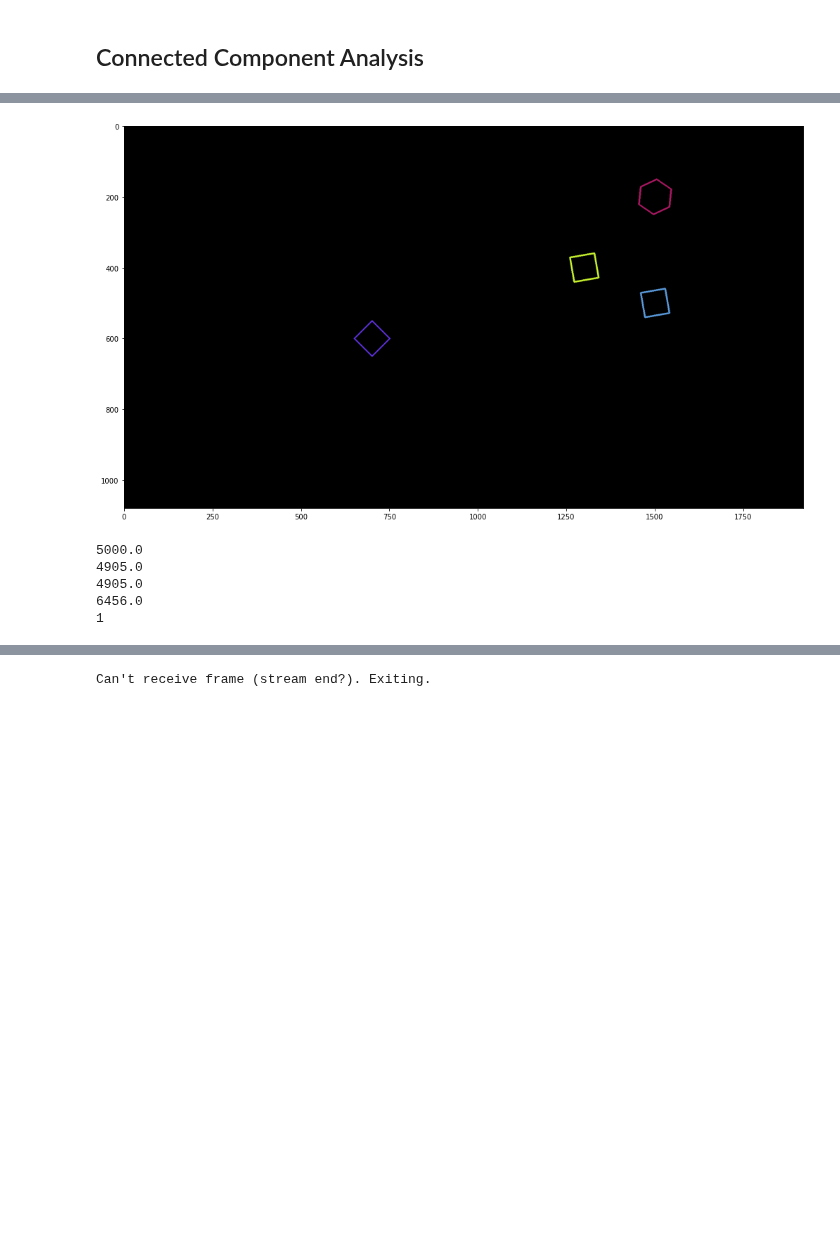
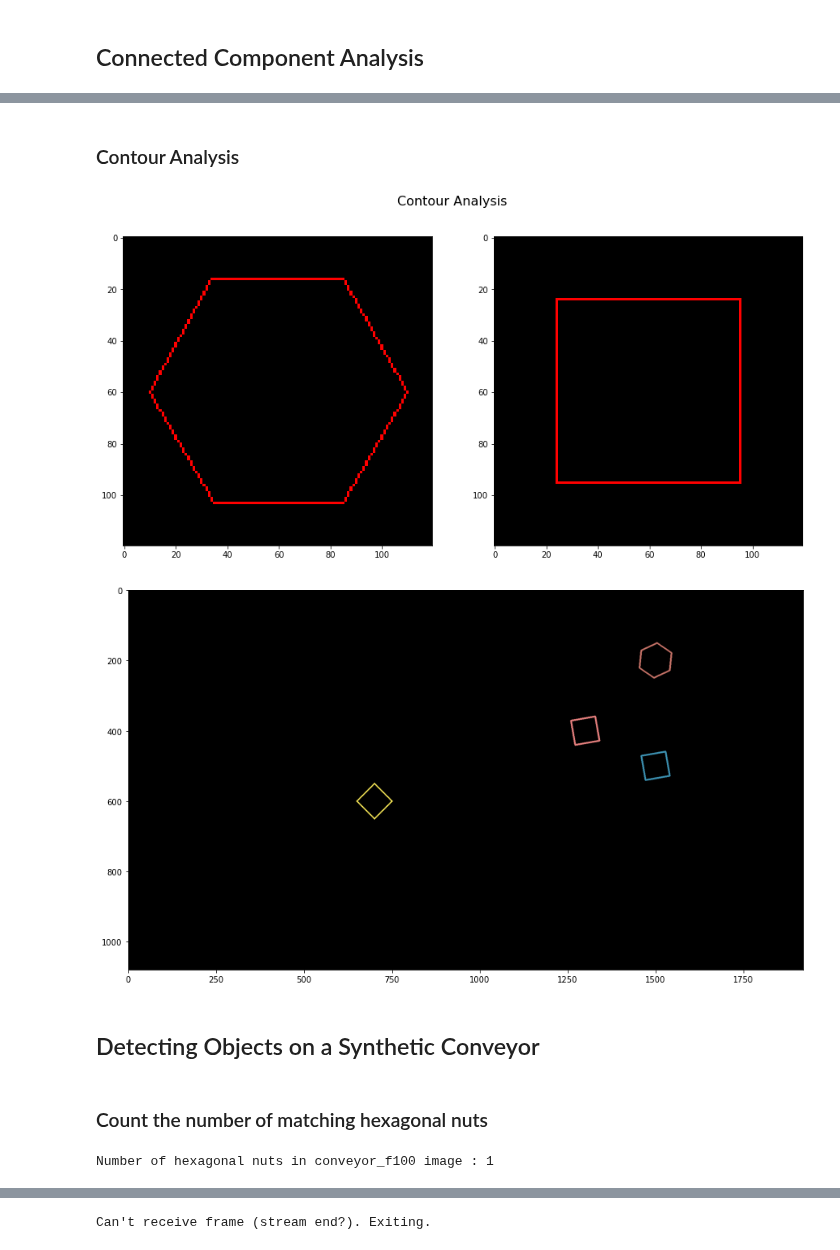
Before and after one commit to dakshinatharindu/Image-Processing, a Jupyter notebook: Assignment-03/160622R_a03.ipynb, the cells around one changed output, grey strips where cells are left out. Cells and saved outputs as stored; diff of their text form; code cells hidden in the pictures; blank space fills up the shorter version.

```diff
--- a/Assignment-03/160622R_a03.ipynb
+++ b/Assignment-03/160622R_a03.ipynb
@@ -96,33 +118,46 @@ print('-'*100)
+# %% [markdown]
+### Contour Analysis
 # %%
 import random as rng
 _, hexnut_contours, hexnut_template_hierarchy= cv.findContours(hexnut_closed, cv.RETR_EXTERNAL, cv.CHAIN_APPROX_SIMPLE)
-hexnut_contour = hexnut_contours[0]
+hexnut_contour = hexnut_contours[0] # contour corresponding to hexnut
 
-_, squarenut_template_contours, squarenut_template_hierarchy= cv.findContours(squarenut_closed, cv.RETR_EXTERNAL, cv.CHAIN_APPROX_SIMPLE)
-squarenut_contour = squarenut_template_contours[0]
+_, squarenut_contours, squarenut_template_hierarchy= cv.findContours(squarenut_closed, cv.RETR_EXTERNAL, cv.CHAIN_APPROX_SIMPLE)
+squarenut_contour = squarenut_contours[0] # contour corresponding to squarenut
 
 _, conveyor_f100_contours, conveyor_f100_contours_hierarchy= cv.findContours(conveyor_f100_closed, cv.RETR_EXTERNAL, cv.CHAIN_APPROX_SIMPLE)
-img = np.zeros(conveyor_f100.shape, dtype=np.uint8)
+
+img_hexnut = np.zeros(hexnut_template.shape, dtype=np.uint8)
+cv.drawContours(img_hexnut, hexnut_contours, -1, (0, 0, 255))
+img_squarenut = np.zeros(hexnut_template.shape, dtype=np.uint8)
+cv.drawContours(img_squarenut, squarenut_contours, -1, (0, 0, 255))
+img_conveyor = np.zeros(conveyor_f100.shape, dtype=np.uint8)
 for i in range(len(conveyor_f100_contours)):
         color = (rng.randint(0,256), rng.randint(0,256), rng.randint(0,256))
-        cv.drawContours(img, conveyor_f100_contours, i, color, 3, cv.LINE_8, conveyor_f100_contours_hierarchy, 0)
+        cv.drawContours(img_conveyor, conveyor_f100_contours, i, color, 3)       # applying random color for each contour
 
-fig, ax = plt. subplots(figsize=(20, 10))
-ax.imshow(img)
+fig, ax = plt.subplots(1, 2, figsize=(15, 7))
+fig.suptitle("Contour Analysis", fontsize=16)
+ax[0].imshow(cv.cvtColor(img_hexnut, cv.COLOR_BGR2RGB))
+ax[1].imshow(cv.cvtColor(img_squarenut, cv.COLOR_BGR2RGB))
 plt.show()
+fig, ax = plt. subplots(figsize=(15, 10))
+ax.imshow(cv.cvtColor(img_conveyor, cv.COLOR_BGR2RGB))
+plt.show()
 # %% [output]
-[figure, old version]
+[figure, new version]
+[figure, added]
+# %% [markdown]
+## Detecting Objects on a Synthetic Conveyor
+# %% [markdown]
+### Count the number of matching hexagonal nuts
 # %%
 count = 0
 for cnt in conveyor_f100_contours:
     ret = cv.matchShapes(cnt,hexnut_contour,1,0.0)
-    if (ret < 0.001):
+    if (ret < 0.001): # I have chosen 0.001 as the thresholding value
         count += 1
 
-print(count)
+print("Number of hexagonal nuts in conveyor_f100 image :", count)
 # %% [output]
-5000.0
-4905.0
-4905.0
-6456.0
-1
+Number of hexagonal nuts in conveyor_f100 image : 1
```
Also changed, not shown: parts of 14 cells of this notebook.
